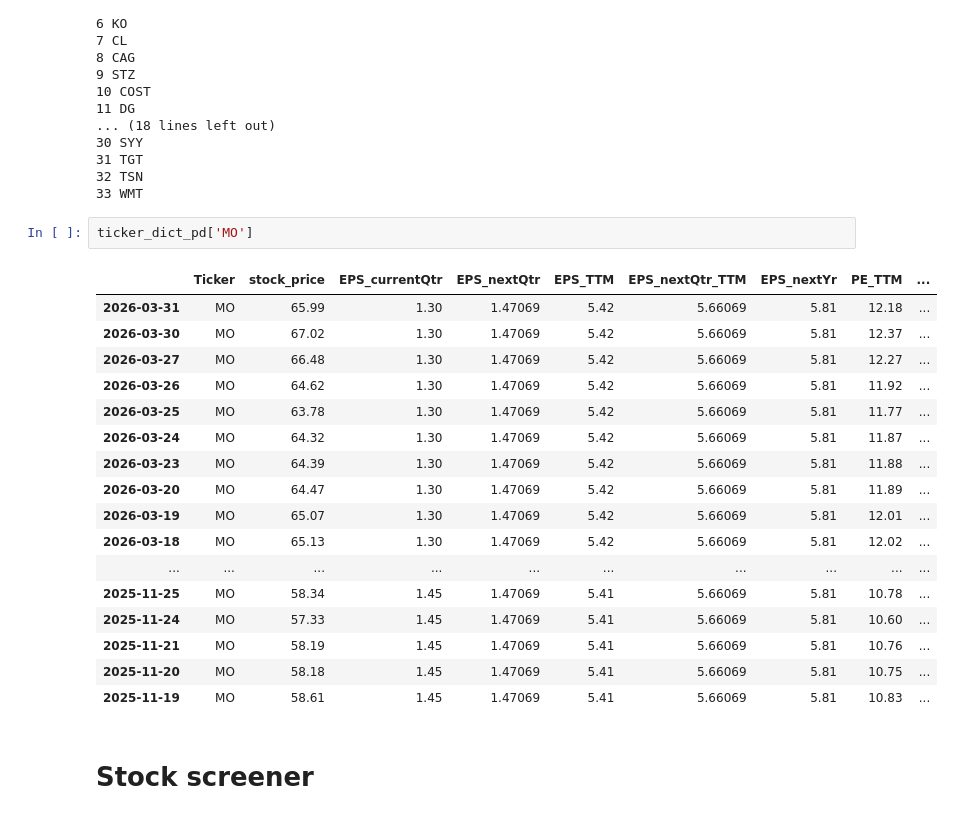
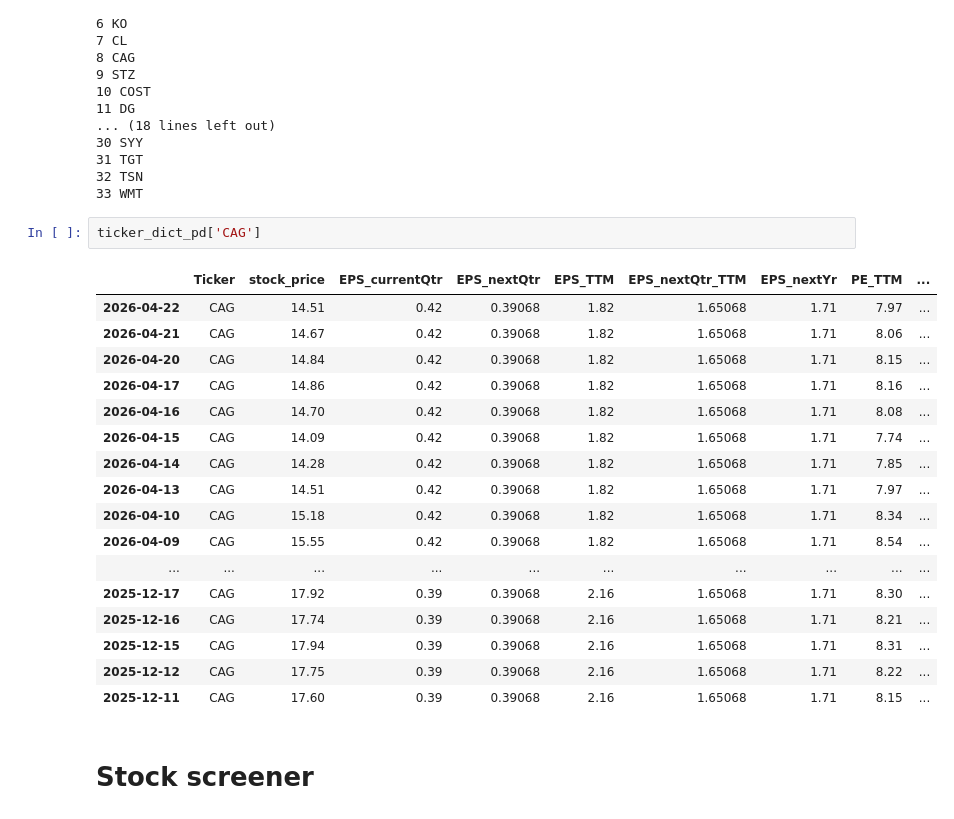
Before and after one commit to tangj310/Inv_equity, a Jupyter notebook: 03_PE_TTM_valuation/PE_TTM_valuation.ipynb, the cells around one changed output. Cells and saved outputs as stored; diff of their text form.

```diff
--- a/03_PE_TTM_valuation/PE_TTM_valuation.ipynb
+++ b/03_PE_TTM_valuation/PE_TTM_valuation.ipynb
@@ -786,25 +785,25 @@ ticker_screen_df['Industry_PE_TTM_avg'] = round(ticker_screen_df['PE_TTM'].mean(
 32 TSN
 33 WMT
 # %%
-ticker_dict_pd['MO']
+ticker_dict_pd['CAG']
 # %% [output]
 |  | Ticker | stock_price | EPS_currentQtr | EPS_nextQtr | EPS_TTM | EPS_nextQtr_TTM | EPS_nextYr | PE_TTM | ... |
-| 2026-03-31 | MO | 65.99 | 1.30 | 1.47069 | 5.42 | 5.66069 | 5.81 | 12.18 | ... |
-| 2026-03-30 | MO | 67.02 | 1.30 | 1.47069 | 5.42 | 5.66069 | 5.81 | 12.37 | ... |
-| 2026-03-27 | MO | 66.48 | 1.30 | 1.47069 | 5.42 | 5.66069 | 5.81 | 12.27 | ... |
-| 2026-03-26 | MO | 64.62 | 1.30 | 1.47069 | 5.42 | 5.66069 | 5.81 | 11.92 | ... |
-| 2026-03-25 | MO | 63.78 | 1.30 | 1.47069 | 5.42 | 5.66069 | 5.81 | 11.77 | ... |
-| 2026-03-24 | MO | 64.32 | 1.30 | 1.47069 | 5.42 | 5.66069 | 5.81 | 11.87 | ... |
-| 2026-03-23 | MO | 64.39 | 1.30 | 1.47069 | 5.42 | 5.66069 | 5.81 | 11.88 | ... |
-| 2026-03-20 | MO | 64.47 | 1.30 | 1.47069 | 5.42 | 5.66069 | 5.81 | 11.89 | ... |
-| 2026-03-19 | MO | 65.07 | 1.30 | 1.47069 | 5.42 | 5.66069 | 5.81 | 12.01 | ... |
-| 2026-03-18 | MO | 65.13 | 1.30 | 1.47069 | 5.42 | 5.66069 | 5.81 | 12.02 | ... |
+| 2026-04-22 | CAG | 14.51 | 0.42 | 0.39068 | 1.82 | 1.65068 | 1.71 | 7.97 | ... |
+| 2026-04-21 | CAG | 14.67 | 0.42 | 0.39068 | 1.82 | 1.65068 | 1.71 | 8.06 | ... |
+| 2026-04-20 | CAG | 14.84 | 0.42 | 0.39068 | 1.82 | 1.65068 | 1.71 | 8.15 | ... |
+| 2026-04-17 | CAG | 14.86 | 0.42 | 0.39068 | 1.82 | 1.65068 | 1.71 | 8.16 | ... |
+| 2026-04-16 | CAG | 14.70 | 0.42 | 0.39068 | 1.82 | 1.65068 | 1.71 | 8.08 | ... |
+| 2026-04-15 | CAG | 14.09 | 0.42 | 0.39068 | 1.82 | 1.65068 | 1.71 | 7.74 | ... |
+| 2026-04-14 | CAG | 14.28 | 0.42 | 0.39068 | 1.82 | 1.65068 | 1.71 | 7.85 | ... |
+| 2026-04-13 | CAG | 14.51 | 0.42 | 0.39068 | 1.82 | 1.65068 | 1.71 | 7.97 | ... |
+| 2026-04-10 | CAG | 15.18 | 0.42 | 0.39068 | 1.82 | 1.65068 | 1.71 | 8.34 | ... |
+| 2026-04-09 | CAG | 15.55 | 0.42 | 0.39068 | 1.82 | 1.65068 | 1.71 | 8.54 | ... |
 | ... | ... | ... | ... | ... | ... | ... | ... | ... | ... |
-| 2025-11-25 | MO | 58.34 | 1.45 | 1.47069 | 5.41 | 5.66069 | 5.81 | 10.78 | ... |
-| 2025-11-24 | MO | 57.33 | 1.45 | 1.47069 | 5.41 | 5.66069 | 5.81 | 10.60 | ... |
-| 2025-11-21 | MO | 58.19 | 1.45 | 1.47069 | 5.41 | 5.66069 | 5.81 | 10.76 | ... |
-| 2025-11-20 | MO | 58.18 | 1.45 | 1.47069 | 5.41 | 5.66069 | 5.81 | 10.75 | ... |
-| 2025-11-19 | MO | 58.61 | 1.45 | 1.47069 | 5.41 | 5.66069 | 5.81 | 10.83 | ... |
+| 2025-12-17 | CAG | 17.92 | 0.39 | 0.39068 | 2.16 | 1.65068 | 1.71 | 8.30 | ... |
+| 2025-12-16 | CAG | 17.74 | 0.39 | 0.39068 | 2.16 | 1.65068 | 1.71 | 8.21 | ... |
+| 2025-12-15 | CAG | 17.94 | 0.39 | 0.39068 | 2.16 | 1.65068 | 1.71 | 8.31 | ... |
+| 2025-12-12 | CAG | 17.75 | 0.39 | 0.39068 | 2.16 | 1.65068 | 1.71 | 8.22 | ... |
+| 2025-12-11 | CAG | 17.60 | 0.39 | 0.39068 | 2.16 | 1.65068 | 1.71 | 8.15 | ... |
 # %% [markdown]
 # Stock screener
 # %%
```
Also changed, not shown: parts of 5 cells of this notebook, 2 other files.
